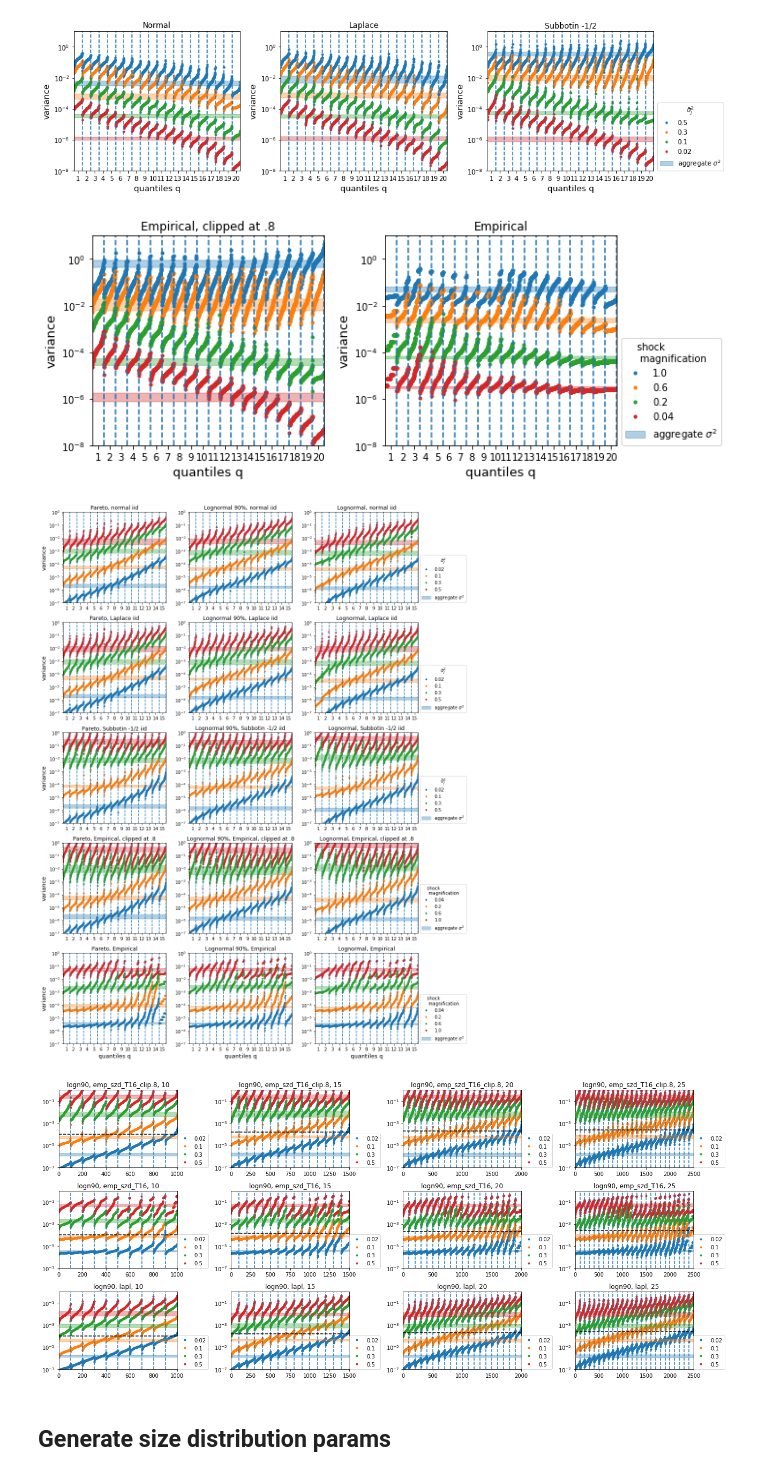
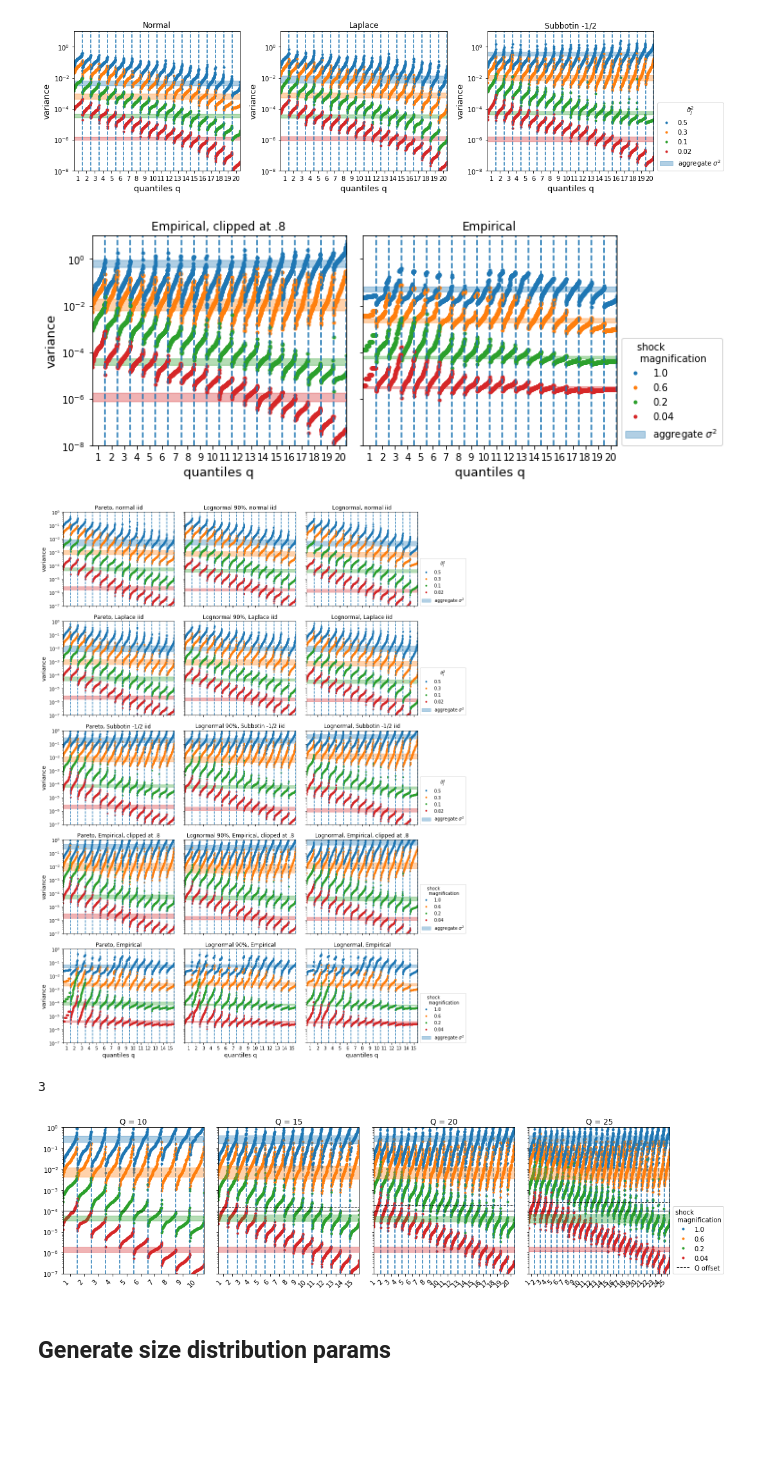
Before and after one commit to matuteiglesias/French_exports_bkp, a Jupyter notebook: code/notebooks/Sigma vs log(n), q plots.ipynb, the cells around one changed output. Saved outputs shown, nothing was run; the diff lists cells and outputs as text; code cells hidden in the pictures; blank space fills up the shorter version.

```diff
--- a/code/notebooks/Sigma vs log(n), q plots.ipynb
+++ b/code/notebooks/Sigma vs log(n), q plots.ipynb
@@ -356,7 +357,8 @@ plt.show()
 size_distributions = ['logn']
 growth_rates = ['emp_szd_T16_clip.8', 'emp_szd_T16']
 
-fig, axs = plt.subplots(len(size_distributions), len(growth_rates), figsize = (5*len(growth_rates), 4*len(size_distributions)))
+fig, axs = plt.subplots(len(size_distributions), len(growth_rates), figsize = (5*len(growth_rates), 4*len(size_distributions)),
+                        sharey = True, sharex = True)
 
 Q = 20
 for i, sizes in enumerate(size_distributions):
@@ -397,13 +399,14 @@ plt.savefig('./../../../thesis_writing/figures/quantile_depce_empirical.png', dp
 
 plt.show()
 # %% [output]
-[figure, old version]
+[figure, new version]
 # %%
 size_distributions = ['pareto', 'logn90', 'logn']
 growth_rates = ['norm', 'lapl', 'sbtn', 'emp_szd_T16_clip.8','emp_szd_T16']
 Q = 15
 
-fig, axs = plt.subplots(len(growth_rates), len(size_distributions), figsize = (4.5*len(size_distributions), 3.5*len(growth_rates)))
+fig, axs = plt.subplots(len(growth_rates), len(size_distributions), figsize = (4.5*len(size_distributions), 3.5*len(growth_rates)),
+                       sharey = True, sharex = True)
 
 size_names = ['Pareto', 'Lognormal 90%', 'Lognormal']
 dist_names = ['normal iid', 'Laplace iid', 'Subbotin -1/2 iid','Empirical, clipped at .8', 'Empirical']
@@ -415,7 +418,7 @@ for i, sizes in enumerate(size_distributions):
         result = result.loc[result.Q == Q]
 
         y = 'var_diff_qi'
-        sorted_ = result.sort_values(by = ['dist','s', 'q', y])
+        sorted_ = result.sort_values(by = ['dist','s', 'q', y], ascending = [True, False, False, True])
         Ss = sorted_.s.unique()[::2]
         for k, s in enumerate(Ss):
             sorted_s = sorted_.loc[sorted_.s == s]
@@ -444,43 +447,59 @@ plt.savefig('./../../../thesis_writing/figures/quantile_depce_supplement.png', d
 
 plt.show()
 # %% [output]
-[figure, old version]
+[figure, new version]
 # %%
 # for i, sizes in enumerate(size_distributions):
 #     for j, dist in enumerate(growth_rates):
 #         print(sizes +', '+ dist)
 #         display(data3[i][j].head())
+# %%
+j
+# %% [output]
+3
 # %%
-growth_rates = ['emp_szd_T16_clip.8', 'emp_szd_T16', 'lapl']
-fig, axs = plt.subplots(len(growth_rates), 4, figsize = (18, 8))
+growth_rates = ['emp_szd_T16_clip.8']#, 'emp_szd_T16', 'lapl']
+fig, axs = plt.subplots(len(growth_rates), 4, figsize = (15, 4*len(growth_rates)), sharey = True)
 
 sizes = 'logn90'
 for i, dist in enumerate(growth_rates):
     result = full_data.loc[(full_data.sizes == sizes) & (full_data.dist == dist)]
     y = 'var_diff_qi'
-    sorted_ = result.sort_values(by = ['dist','s', 'q', y])
+    sorted_ = result.sort_values(by = ['dist','s', 'q', y], ascending = [True, False, False, True])
     for j, Q in enumerate(result.Q.unique()):
-        ax = axs[i][j]
-        ax.set_title(sizes +', '+ dist + ', '+ str(Q))
+        ax = axs[j]  #[i][j]
+#         ax.set_title(sizes +', '+ dist + ', '+ str(Q))
+        ax.set_title('Q = '+ str(Q))
 
         sorted_Q = sorted_.loc[sorted_.Q == Q]
         Ss = sorted_.s.unique()[::2]
         for k, s in enumerate(Ss):
             sorted_s = sorted_Q.loc[sorted_Q.s == s]
             sorted_s.reset_index()[[y]].plot(ax = ax, marker = '.', lw = 0, c = colors[k])
 #                     sorted_s.reset_index()[['var_diff_agg_i']].plot(ax = ax, marker = '.', lw = 0, c = colors[k], alpha = .1, legend = False)
             agg_vals = sorted_s.reset_index()['var_diff_agg_i'].describe()
             ax.fill_between(range(len(sorted_s)), agg_vals['25%'], agg_vals['75%'], color = colors[k], alpha = .35, zorder = 10)
 
         ax.legend(Ss, loc = (1, 0))
+        ax.axhline(Q/100000, linestyle = '--', c = 'k', lw = 1)
+        ax.axhline(10/100000, linestyle = '-', c = 'k', lw = 1)
         [ax.axvline(l, linestyle = '--') for l in sorted_s.groupby(['q']).count().iloc[:, 0].cumsum().values]
-        ax.axhline(Q/100000, linestyle = '--', c = 'k')
         ax.set_ylim(1e-7, 1)
         ax.set_yscale('log')
 
+        if j == 3:
+            ax.legend([str(2*s) for s in Ss]+['Q offset'], title='shock \n magnification', loc = (1.02, 0))
+        else:
+            ax.get_legend().remove()
+
+        ax.xaxis.set_ticks(np.arange(0, (Q)*100, 100) + 100/2)
+        ax.xaxis.set_ticklabels(np.arange(Q) + 1, rotation = 45, ha = 'right')
+
 plt.tight_layout()
+plt.savefig('./../../../thesis_writing/figures/Q_offset.png', dpi = 400)
+plt.show()
 # %% [output]
-[figure, old version]
+[figure, new version]
 # %% [markdown]
 ## Generate size distribution params
 # %%
```
Also changed, not shown: parts of 5 cells of this notebook, 2 other files.
